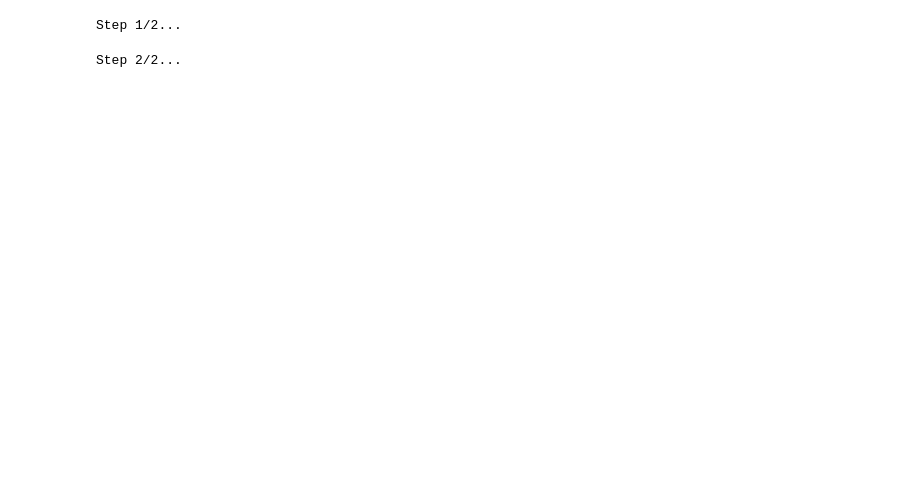
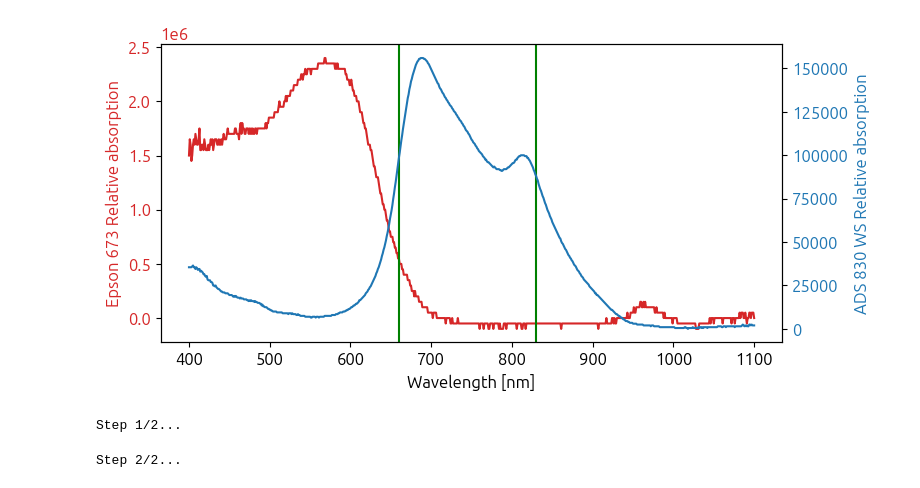
Before and after one commit to nicocarbone/MamoRefCodePublic, a Jupyter notebook: MamoRefRecon2D_Phantoms.ipynb, the cells around one changed output. Cells and saved outputs as stored; diff of their text form; code cells hidden in the pictures; blank space fills up the shorter version.

```diff
--- a/MamoRefRecon2D_Phantoms.ipynb
+++ b/MamoRefRecon2D_Phantoms.ipynb
@@ -21,6 +23,53 @@ with open("Phantom_660nm_reconData.json") as json_file:
 # Center positions and shape
 centersShape = reconData['centersShape']
 centersPos = np.fromfile("Phantom_660nm_centers.bin", dtype=np.int16).reshape(centersShape)
+# %%
+lambdas = [660, 830]
+
+spectraData1 = "epson673.dat"
+spectraData2 = "ads830WS.dat"
+
+concADS = 2e-6 #g/ml
+concEpson = 2e-8 #g/ml
+
+spectraArray1 = np.loadtxt(spectraData1)
+spectraArray2 = np.loadtxt(spectraData2)
+
+font = {'family': 'ubuntu',
+        'weight': 'regular',
+        'size': 12}
+
+plt.rc('font', **font)
+
+fig, ax1 = plt.subplots(figsize=(8, 4))
+
+color = 'tab:red'
+ax1.set_xlabel('time (s)')
+ax1.set_ylabel('Epson 673 Relative absorption', color=color)
+ax1.plot(spectraArray1[:, 0], spectraArray1[:, 1] / concEpson, color=color, label="Epson 673")
+ax1.tick_params(axis='y', labelcolor=color)
+
+ax2 = ax1.twinx()  # instantiate a second axes that shares the same x-axis
+
+color = 'tab:blue'
+ax2.set_ylabel('Relative absorption', color=color)  # we already handled the x-label with ax1
+ax2.plot(spectraArray2[:, 0], spectraArray2[:, 1] / concADS, color=color, label="ADS 830 WS")
+ax2.tick_params(axis='y', labelcolor=color)
+
+ax1.set_xlabel("Wavelength [nm]")
+ax2.set_ylabel("ADS 830 WS Relative absorption")
+
+fig.tight_layout()  # otherwise the right y-label is slightly clipped
+
+
+
+for l in lambdas:
+    ax1.axvline(x=l, color='green')
+
+
+plt.savefig("inksSpectra.png", bbox_inches='tight', dpi=300)
+# %% [output]
+[figure, added]
 # %%
 imRaw = np.zeros((np.shape(reconPhantom1)[0], np.shape(reconPhantom1)[1], 2))
 imRaw[:,:,0] = reconPhantom1
```
Also changed, not shown: parts of 4 cells of this notebook.
